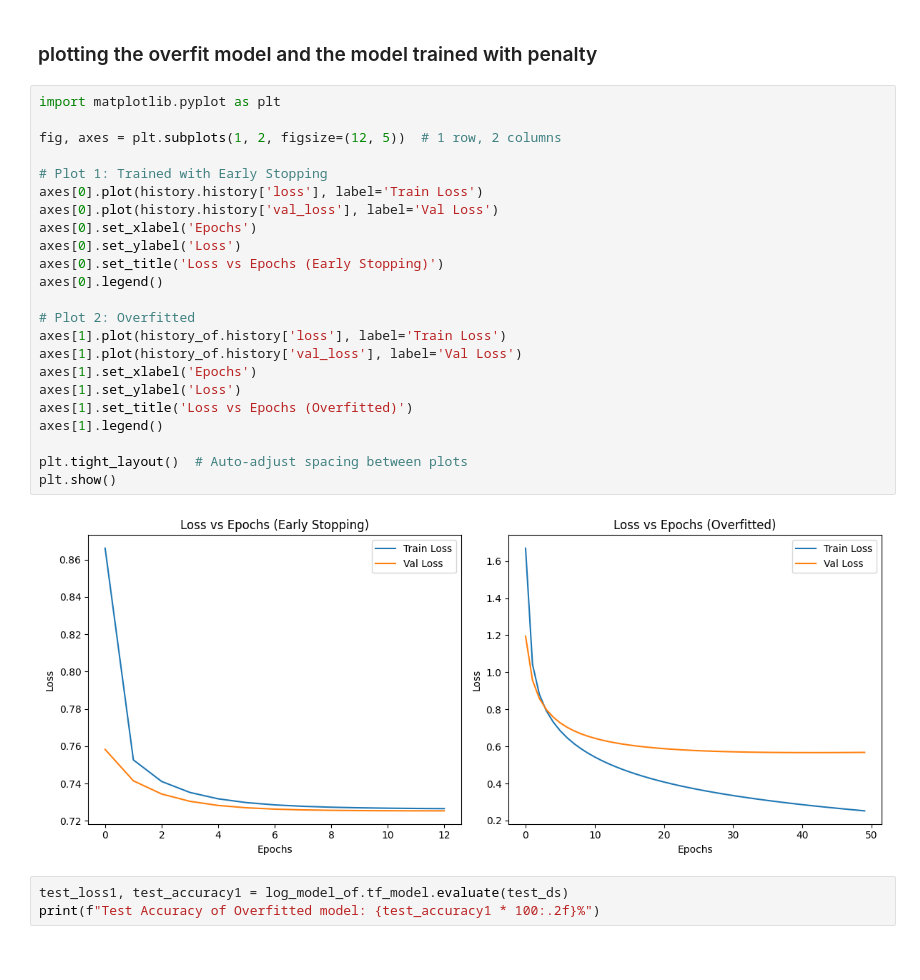
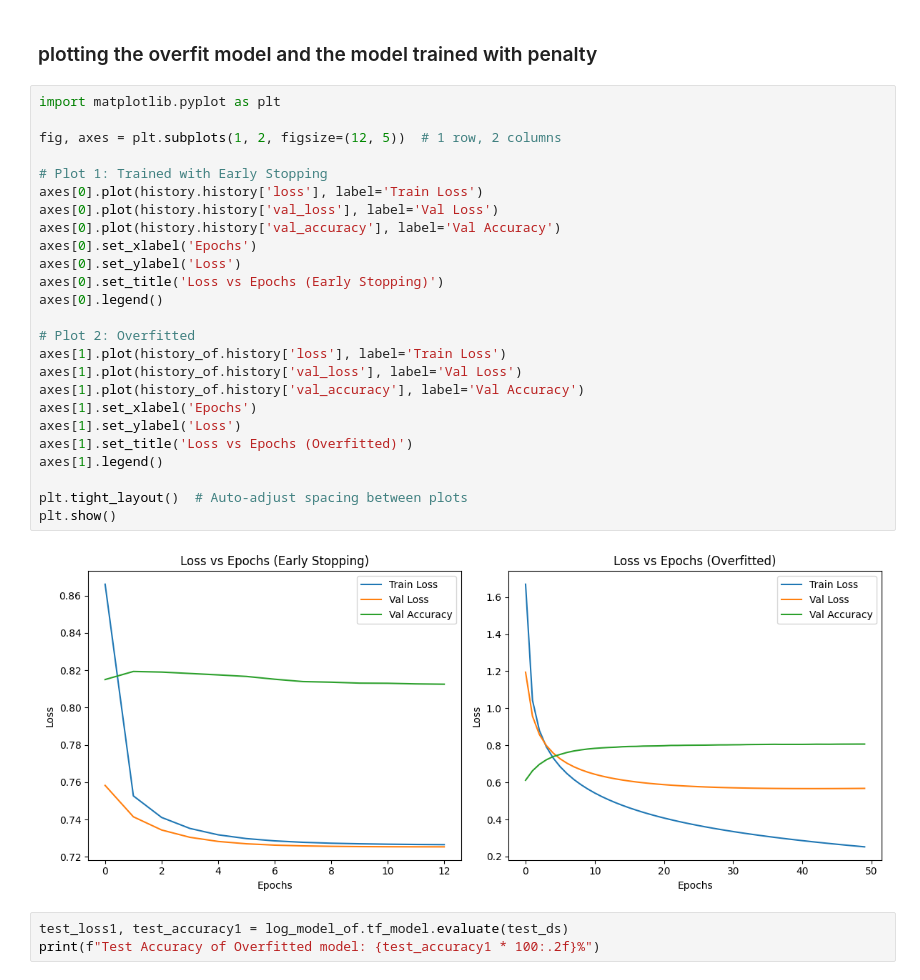
Before and after one commit to Salekin-13/intro-to-ml-basics, a Jupyter notebook: test_book.ipynb, the cells around one changed output. Saved outputs shown, nothing was run; the diff lists cells and outputs as text.

Commit message:
clean-up & accuracy plot

```diff
--- a/test_book.ipynb
+++ b/test_book.ipynb
@@ -278,28 +278,30 @@ Epoch 50/50
 # %%
 import matplotlib.pyplot as plt
 
 fig, axes = plt.subplots(1, 2, figsize=(12, 5))  # 1 row, 2 columns
 
 # Plot 1: Trained with Early Stopping
 axes[0].plot(history.history['loss'], label='Train Loss')
 axes[0].plot(history.history['val_loss'], label='Val Loss')
+axes[0].plot(history.history['val_accuracy'], label='Val Accuracy')
 axes[0].set_xlabel('Epochs')
 axes[0].set_ylabel('Loss')
 axes[0].set_title('Loss vs Epochs (Early Stopping)')
 axes[0].legend()
 
 # Plot 2: Overfitted
 axes[1].plot(history_of.history['loss'], label='Train Loss')
 axes[1].plot(history_of.history['val_loss'], label='Val Loss')
+axes[1].plot(history_of.history['val_accuracy'], label='Val Accuracy')
 axes[1].set_xlabel('Epochs')
 axes[1].set_ylabel('Loss')
 axes[1].set_title('Loss vs Epochs (Overfitted)')
 axes[1].legend()
 
 plt.tight_layout()  # Auto-adjust spacing between plots
 plt.show()
 # %% [output]
-[figure, old version]
+[figure, new version]
 # %%
 test_loss1, test_accuracy1 = log_model_of.tf_model.evaluate(test_ds)
 print(f"Test Accuracy of Overfitted model: {test_accuracy1 * 100:.2f}%")
```
Also changed, not shown: parts of 4 cells of this notebook.
